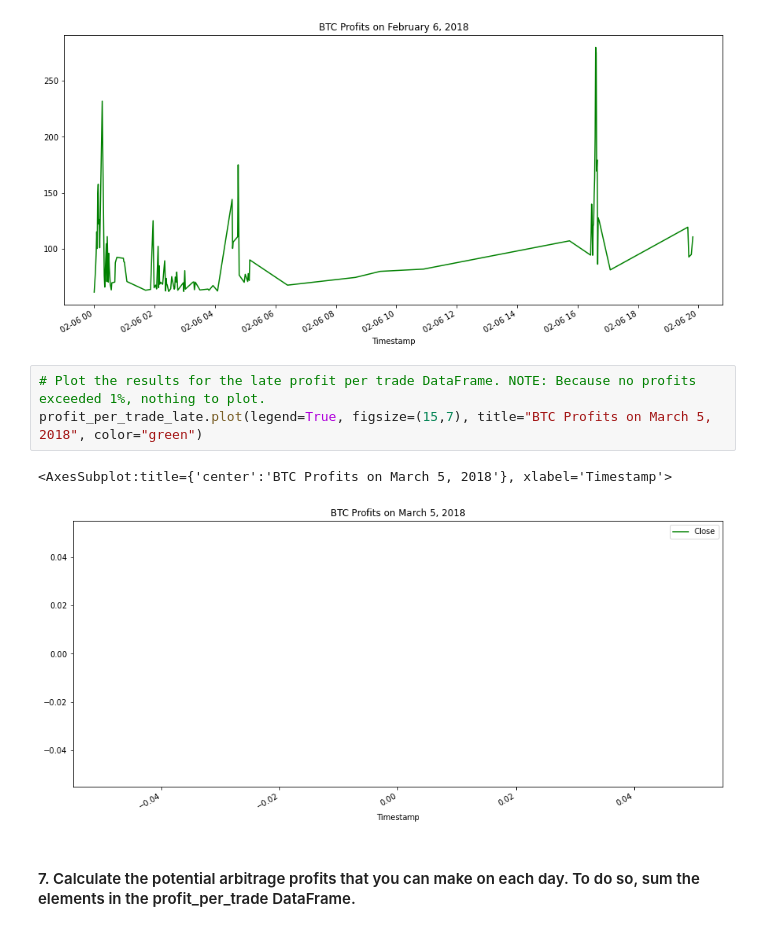
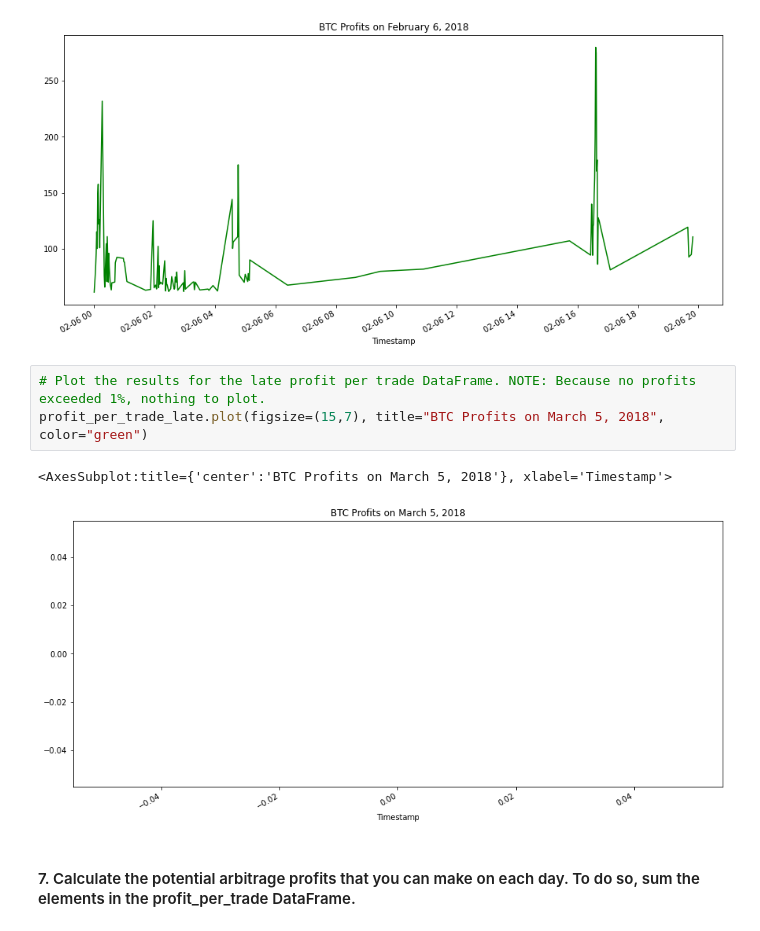
Before and after one commit to ellenicoleroberts/Challenge_3_Crypto_Arbitrage, a Jupyter notebook: Starter_Code/crypto_arbitrage.ipynb, the cells around one changed output. Saved outputs shown, nothing was run; the diff lists cells and outputs as text.

```diff
--- a/Starter_Code/crypto_arbitrage.ipynb
+++ b/Starter_Code/crypto_arbitrage.ipynb
@@ -623,10 +669,10 @@ profit_per_trade_middle.plot(figsize=(15,7), title="BTC Profits on February 6, 2
 [figure]
 # %%
 # Plot the results for the late profit per trade DataFrame. NOTE: Because no profits exceeded 1%, nothing to plot.
-profit_per_trade_late.plot(legend=True, figsize=(15,7), title="BTC Profits on March 5, 2018", color="green")
+profit_per_trade_late.plot(figsize=(15,7), title="BTC Profits on March 5, 2018", color="green")
 # %% [output]
 <AxesSubplot:title={'center':'BTC Profits on March 5, 2018'}, xlabel='Timestamp'>
-[figure, old version]
+[figure, new version]
 # %% [markdown]
 #### 7. Calculate the potential arbitrage profits that you can make on each day. To do so, sum the elements in the profit_per_trade DataFrame.
 # %%
```
Also changed, not shown: parts of 7 cells of this notebook, 1 other file.
